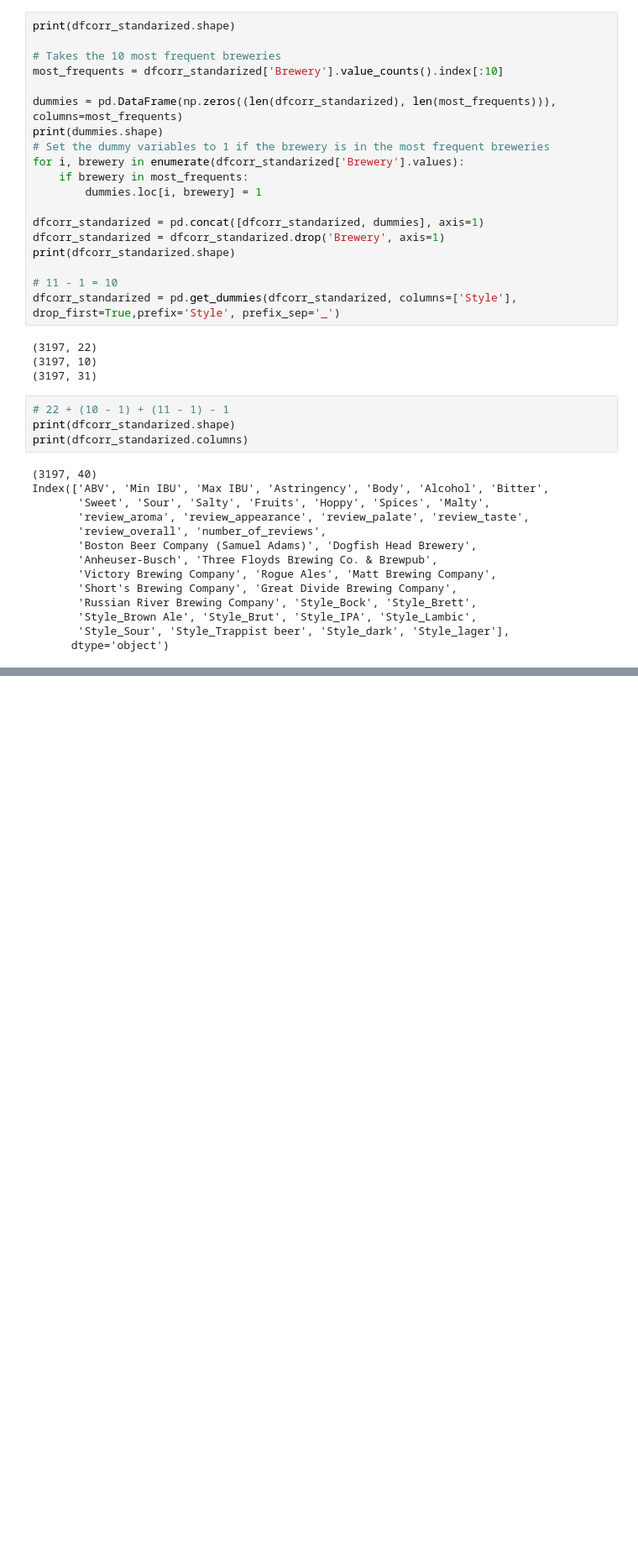
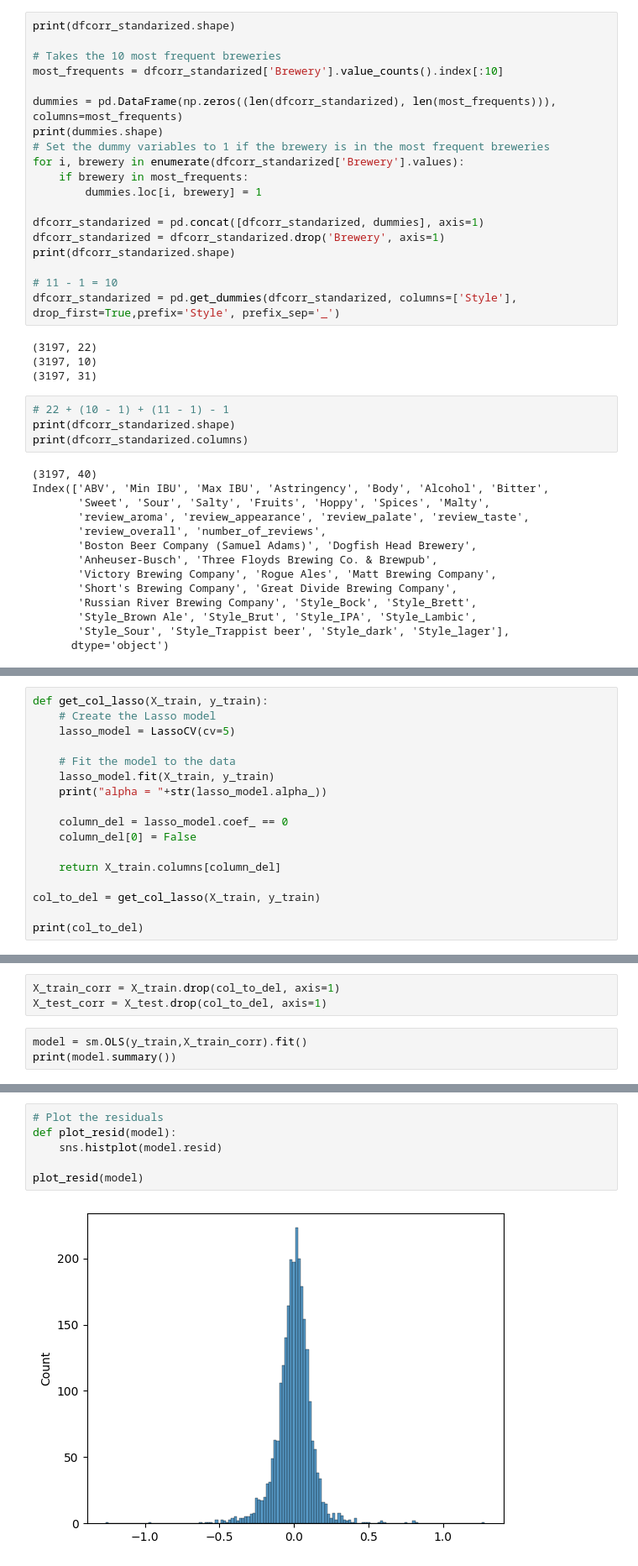
Before and after one commit to PierreRemacle/LSTAT2120, a Jupyter notebook: jupytest.ipynb, the cells around one changed output, grey strips where cells are left out. Shown at 84% size. Saved outputs shown, nothing was run; the diff lists cells and outputs as text; blank space fills up the shorter version.

Commit message:
Robust ols + analysis on residuals

```diff
--- a/jupytest.ipynb
+++ b/jupytest.ipynb
@@ -515,0 +283,17 @@ ax.legend(loc="best")
+# %%
+def get_col_lasso(X_train, y_train):
+    # Create the Lasso model
+    lasso_model = LassoCV(cv=5)
+
+    # Fit the model to the data
+    lasso_model.fit(X_train, y_train)
+    print("alpha = "+str(lasso_model.alpha_))
+
+    column_del = lasso_model.coef_ == 0
+    column_del[0] = False
+
+    return X_train.columns[column_del]
+
+col_to_del = get_col_lasso(X_train, y_train)
+
+print(col_to_del)
@@ -515,0 +308,6 @@ ax.legend(loc="best")
+# %%
+X_train_corr = X_train.drop(col_to_del, axis=1)
+X_test_corr = X_test.drop(col_to_del, axis=1)
+# %%
+model = sm.OLS(y_train,X_train_corr).fit()
+print(model.summary())
@@ -515,0 +509,8 @@ ax.legend(loc="best")
+# %%
+# Plot the residuals
+def plot_resid(model):
+    sns.histplot(model.resid)
+
+plot_resid(model)
+# %% [output]
+[figure, added]
```
Also changed, not shown: parts of 70 cells of this notebook, 1 other file.
